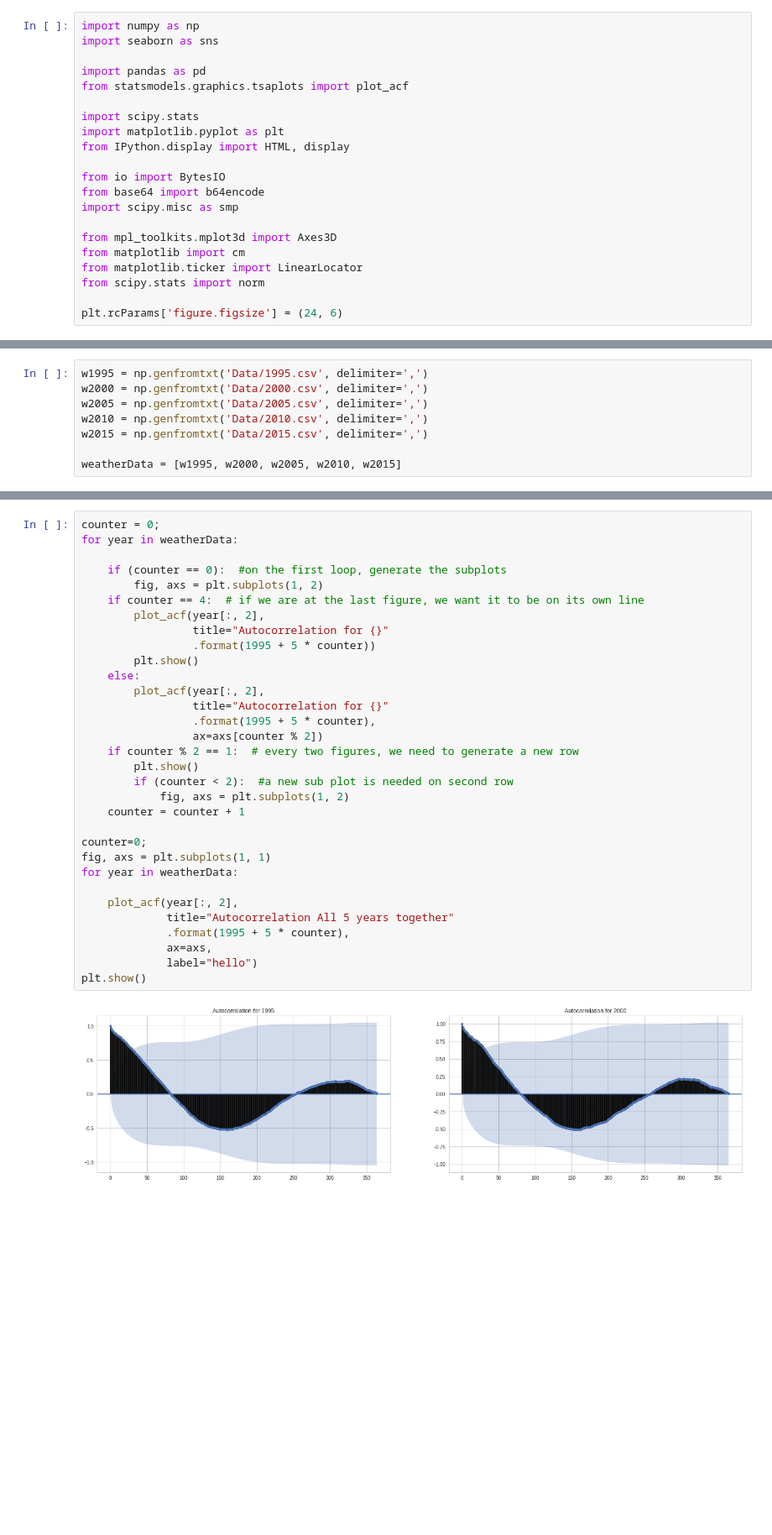
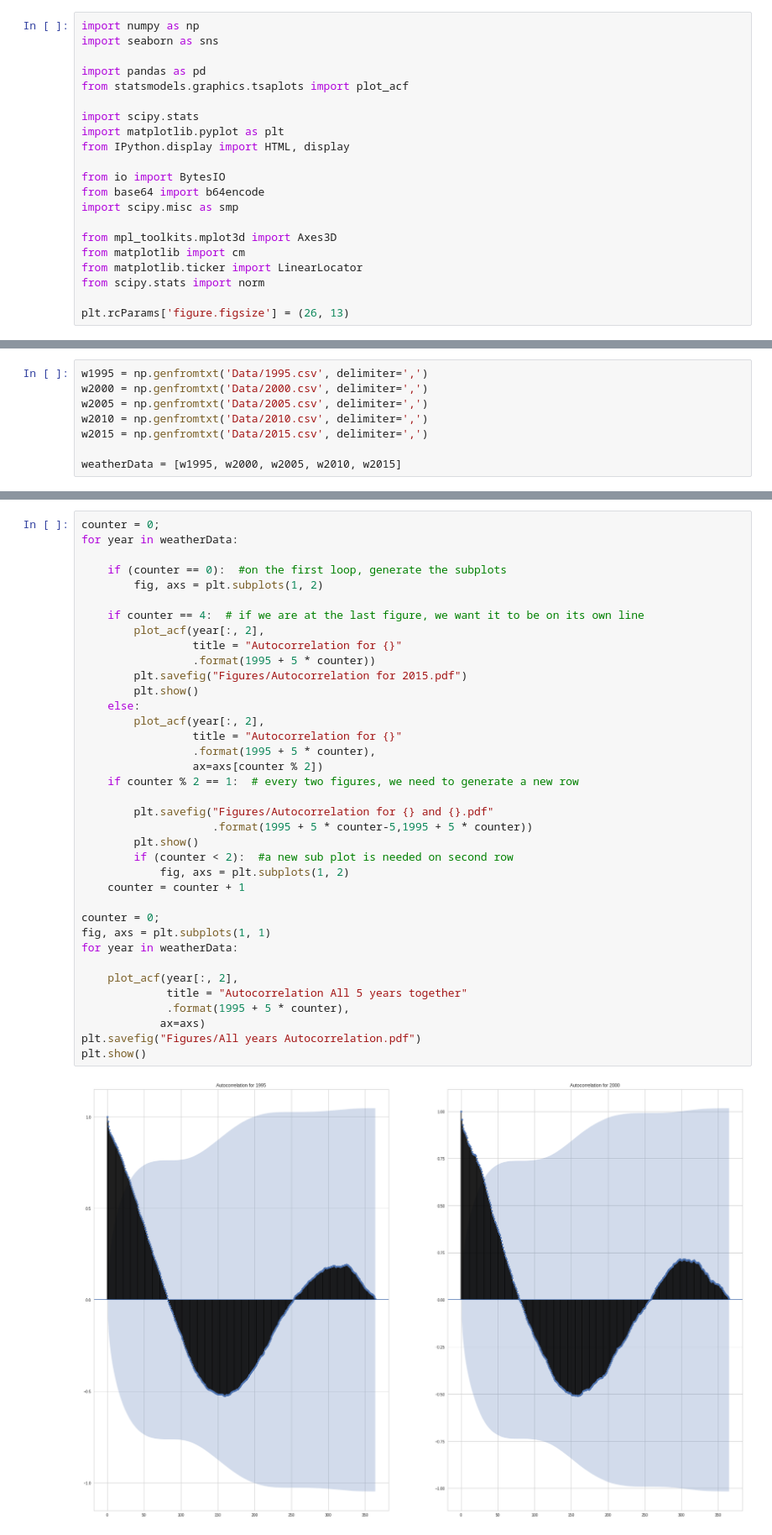
Before and after one commit to chrismaree/ICAO-Weather-Analysis-Python, a Jupyter notebook: MainFile.ipynb, the cells around one changed output, grey strips where cells are left out. Shown at 84% size. Saved outputs shown, nothing was run; the diff lists cells and outputs as text; blank space fills up the shorter version.

Commit message:
export vector images

```diff
--- a/MainFile.ipynb
+++ b/MainFile.ipynb
@@ -31,5 +34,5 @@ from matplotlib import cm
 from matplotlib.ticker import LinearLocator
 from scipy.stats import norm
 
-plt.rcParams['figure.figsize'] = (24, 6)
+plt.rcParams['figure.figsize'] = (26, 13)
 # %% [markdown]
@@ -157,34 +179,39 @@ This autocorrelation shows how each year is related to a time-shifted version of
 # %%
 counter = 0;
 for year in weatherData:
 
     if (counter == 0):  #on the first loop, generate the subplots
         fig, axs = plt.subplots(1, 2)
+
     if counter == 4:  # if we are at the last figure, we want it to be on its own line
         plot_acf(year[:, 2],
-                 title="Autocorrelation for {}"
+                 title = "Autocorrelation for {}"
                  .format(1995 + 5 * counter))
+        plt.savefig("Figures/Autocorrelation for 2015.pdf")
         plt.show()
     else:
         plot_acf(year[:, 2],
-                 title="Autocorrelation for {}"
+                 title = "Autocorrelation for {}"
                  .format(1995 + 5 * counter),
                  ax=axs[counter % 2])
     if counter % 2 == 1:  # every two figures, we need to generate a new row
+
+        plt.savefig("Figures/Autocorrelation for {} and {}.pdf"
+                    .format(1995 + 5 * counter-5,1995 + 5 * counter))
         plt.show()
         if (counter < 2):  #a new sub plot is needed on second row
             fig, axs = plt.subplots(1, 2)
     counter = counter + 1
 
-counter=0;
+counter = 0;
 fig, axs = plt.subplots(1, 1)
 for year in weatherData:
 
     plot_acf(year[:, 2],
-             title="Autocorrelation All 5 years together"
+             title = "Autocorrelation All 5 years together"
              .format(1995 + 5 * counter),
-             ax=axs,
-             label="hello")
+            ax=axs)
+plt.savefig("Figures/All years Autocorrelation.pdf")
 plt.show()
 # %% [output]
-[figure, old version]
+[figure, new version]
```
Also changed, not shown: parts of 14 cells of this notebook, 25 other files.
